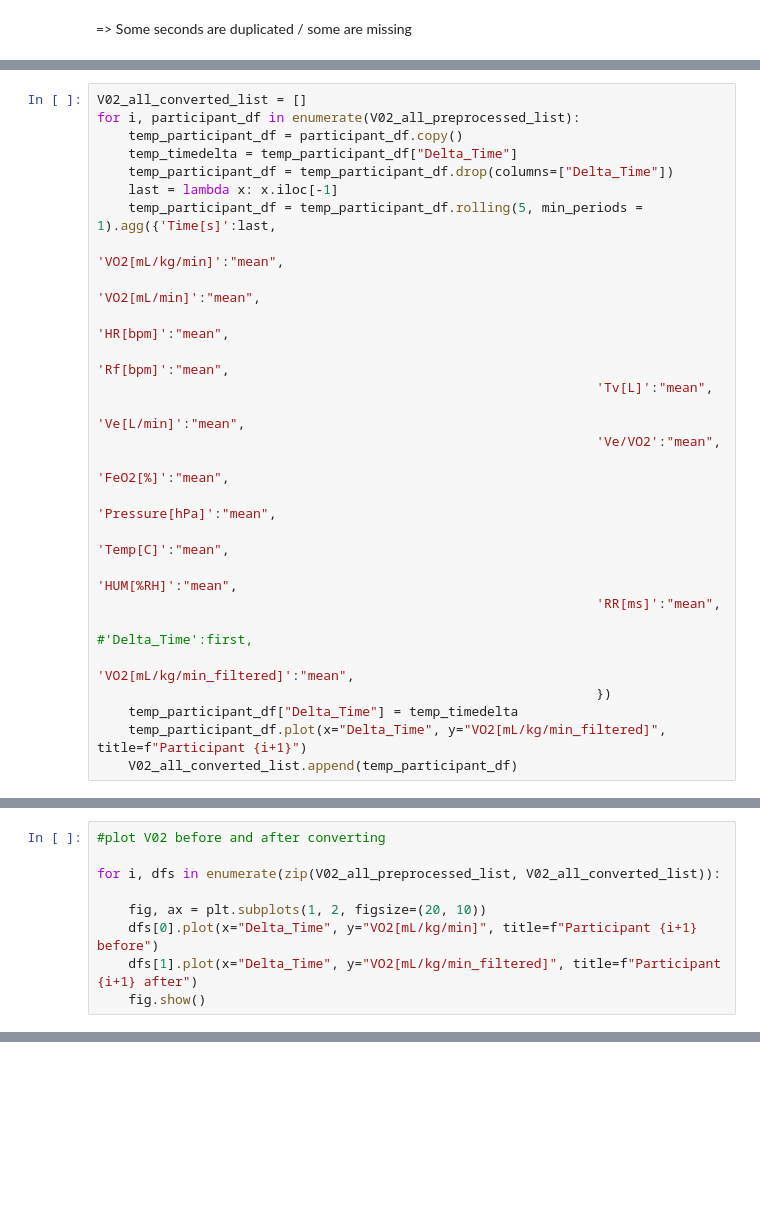
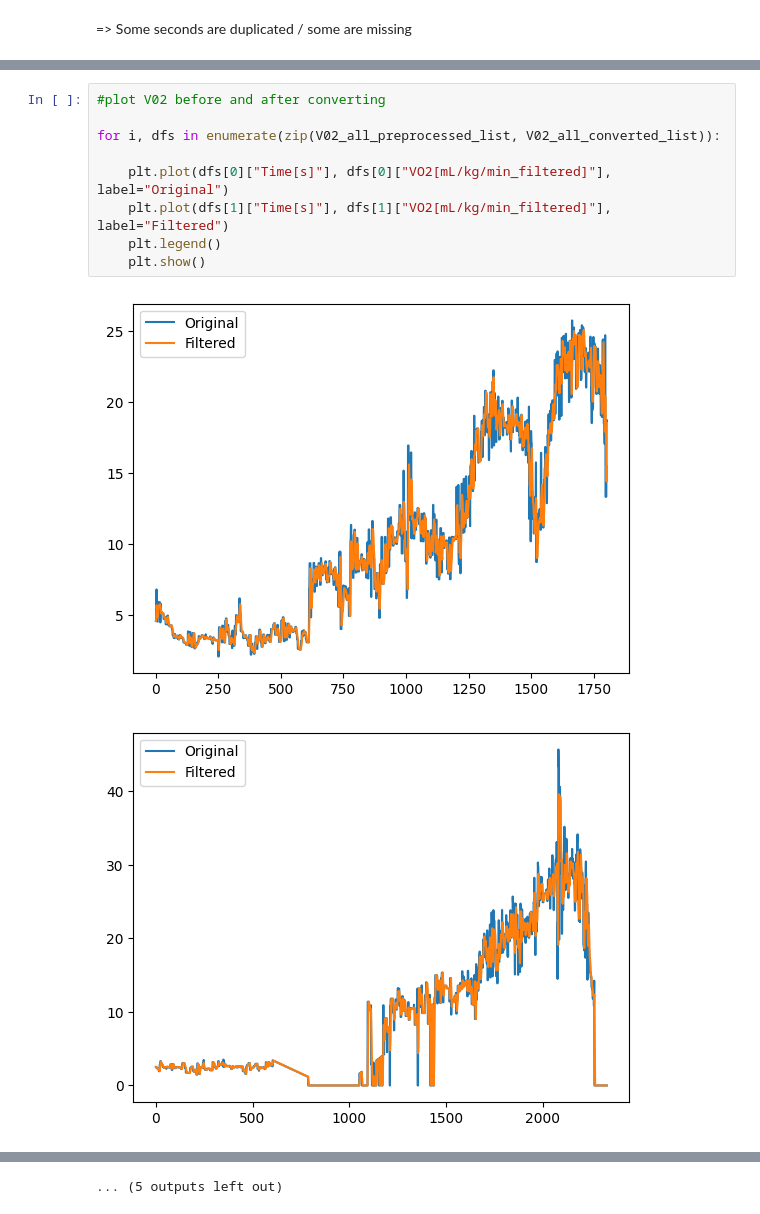
Before and after one commit to ConnorReed246/DataMiningProject, a Jupyter notebook: scripts/Preprocessing/V02_Preprocessing.ipynb, the cells around one changed output, grey strips where cells are left out. Drawn from its saved outputs; the diff is of its cells as text; blank space fills up the shorter version.

```diff
--- a/scripts/Preprocessing/V02_Preprocessing.ipynb
+++ b/scripts/Preprocessing/V02_Preprocessing.ipynb
@@ -283,26 +209,0 @@ test.head(10)
-# %%
-V02_all_converted_list = []
-for i, participant_df in enumerate(V02_all_preprocessed_list):
-    temp_participant_df = participant_df.copy()
-    temp_timedelta = temp_participant_df["Delta_Time"]
-    temp_participant_df = temp_participant_df.drop(columns=["Delta_Time"])
-    last = lambda x: x.iloc[-1]
-    temp_participant_df = temp_participant_df.rolling(5, min_periods = 1).agg({'Time[s]':last,
-                                                                'VO2[mL/kg/min]':"mean",
-                                                                'VO2[mL/min]':"mean",
-                                                                'HR[bpm]':"mean",
-                                                                'Rf[bpm]':"mean",
-                                                                'Tv[L]':"mean",
-                                                                'Ve[L/min]':"mean",
-                                                                'Ve/VO2':"mean",
-                                                                'FeO2[%]':"mean",
-                                                                'Pressure[hPa]':"mean",
-                                                                'Temp[C]':"mean",
-                                                                'HUM[%RH]':"mean",
-                                                                'RR[ms]':"mean",
-                                                                #'Delta_Time':first,
-                                                                'VO2[mL/kg/min_filtered]':"mean",
-                                                                })
-    temp_participant_df["Delta_Time"] = temp_timedelta
-    temp_participant_df.plot(x="Delta_Time", y="VO2[mL/kg/min_filtered]", title=f"Participant {i+1}")
-    V02_all_converted_list.append(temp_participant_df)
@@ -323,9 +210,12 @@ for i, participant_df in enumerate(V02_all_preprocessed_list):
 # %%
 #plot V02 before and after converting
 
 for i, dfs in enumerate(zip(V02_all_preprocessed_list, V02_all_converted_list)):
 
-    fig, ax = plt.subplots(1, 2, figsize=(20, 10))
-    dfs[0].plot(x="Delta_Time", y="VO2[mL/kg/min]", title=f"Participant {i+1} before")
-    dfs[1].plot(x="Delta_Time", y="VO2[mL/kg/min_filtered]", title=f"Participant {i+1} after")
-    fig.show()
+    plt.plot(dfs[0]["Time[s]"], dfs[0]["VO2[mL/kg/min_filtered]"], label="Original")
+    plt.plot(dfs[1]["Time[s]"], dfs[1]["VO2[mL/kg/min_filtered]"], label="Filtered")
+    plt.legend()
+    plt.show()
+# %% [output]
+[figure, added]
+[figure, added]
@@ -331,0 +232 @@ for i, dfs in enumerate(zip(V02_all_preprocessed_list, V02_all_converted_list)):
+... (5 outputs left out)
```
Also changed, not shown: parts of 21 cells of this notebook, 2 other files.
